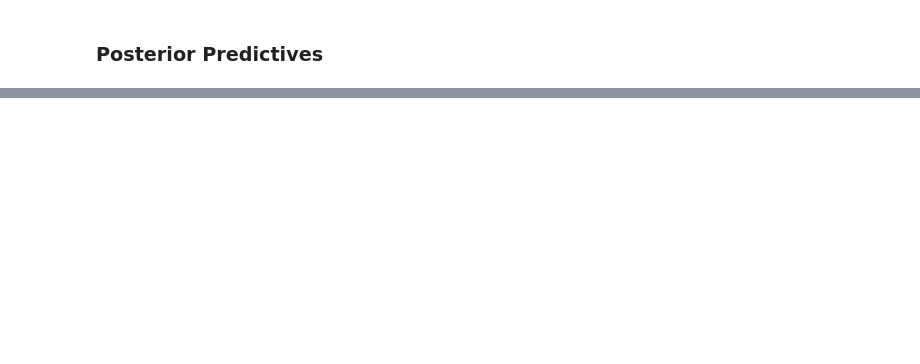
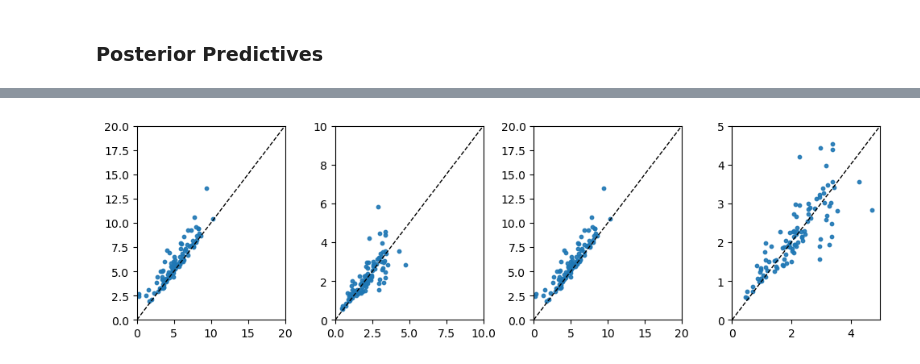
Before and after one commit to alazaydin/bart-censored, a Jupyter notebook: censoring.ipynb, the cells around one changed output, grey strips where cells are left out. Cells and saved outputs as stored; diff of their text form; code cells hidden in the pictures; blank space fills up the shorter version.

Commit message:
added some structure and parameter recovery

```diff
--- a/censoring.ipynb
+++ b/censoring.ipynb
@@ -337,0 +364,11 @@ axs[1].set_xlim([0, 12]);
+# %%
+for ie, environment in enumerate(["A", "B"]):
+    recovered_idata = lib.recover_parameters(df_pr)
+    recover_idata[environment] = recovered_idata
+    df_param_vals["rho_hat"] = az.summary(recovered_idata, var_names="rho")[
+        "mean"
+    ].values
+    df_param_vals["beta_hat"] = az.summary(recovered_idata, var_names="beta")[
+        "mean"
+    ].values
+    param_vals[environment] = df_param_vals
@@ -337,0 +388,29 @@ axs[1].set_xlim([0, 12]);
+# %%
+fig, axs = plt.subplots(1, 4, figsize=(10, 3))
+plt.tight_layout()
+
+scatter_kwargs = dict(s=10, alpha=0.9)
+
+axs[0].scatter(param_vals["A"]["rho"].values, param_vals["A"]["rho_hat"].values, **scatter_kwargs)
+axs[1].scatter(param_vals["A"]["beta"].values, param_vals["A"]["beta_hat"].values, **scatter_kwargs)
+axs[2].scatter(param_vals["B"]["rho"].values, param_vals["B"]["rho_hat"].values, **scatter_kwargs)
+axs[3].scatter(param_vals["B"]["beta"].values, param_vals["B"]["beta_hat"].values, **scatter_kwargs)
+axs[0].set_xlim([0, 20])
+axs[0].set_ylim([0, 20])
+axs[2].set_xlim([0, 20])
+axs[2].set_ylim([0, 20])
+axs[1].set_xlim([0, 10])
+axs[1].set_ylim([0, 10])
+axs[3].set_xlim([0, 5])
+axs[3].set_ylim([0, 5])
+
+for ax in axs:
+    x_min, x_max = ax.get_xlim()
+    y_min, y_max = ax.get_ylim()
+    line_min = min(x_min, y_min)
+    line_max = max(x_max, y_max)
+    ax.plot([line_min, line_max], [line_min, line_max], 'k--', linewidth=1)
+    ax.set_xlim(line_min, line_max)
+    ax.set_ylim(line_min, line_max)
+# %% [output]
+[figure, added]
```
Also changed, not shown: parts of 19 cells of this notebook, 6 other files.
